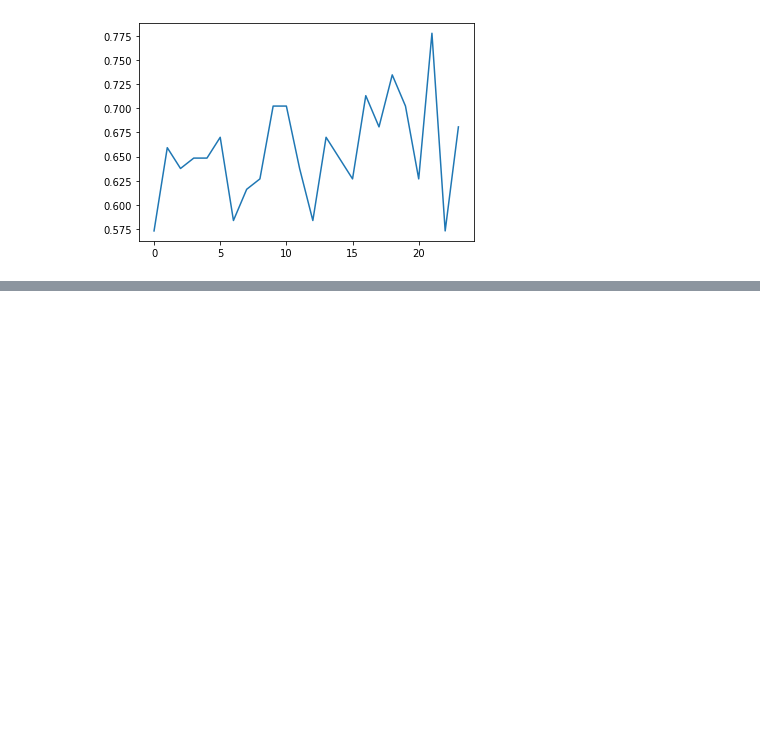
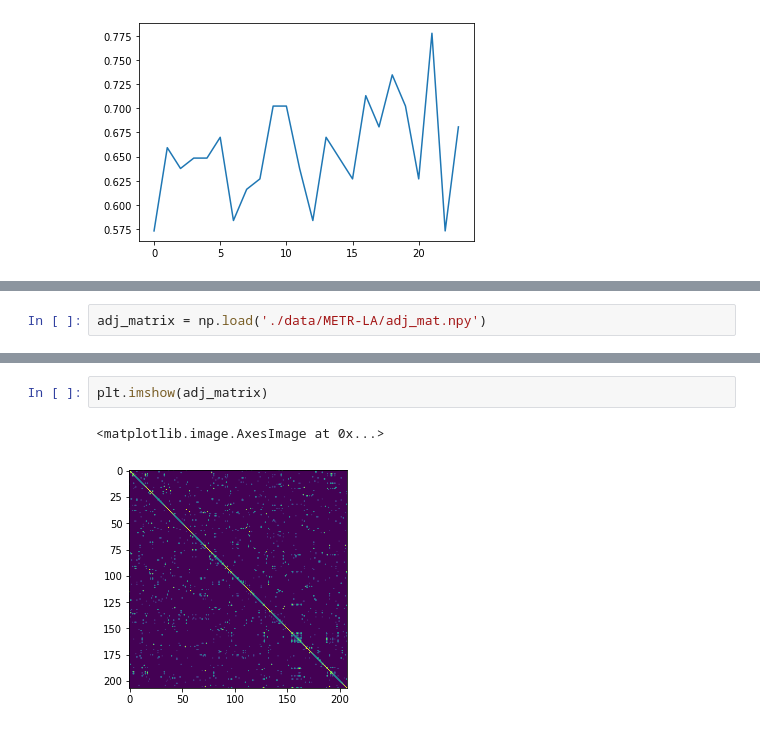
Before and after one commit to Kim-Ju-Hyeon/GSL, a Jupyter notebook: real_world_Dataset_preprocessing.ipynb, the cells around one changed output, grey strips where cells are left out. Cells and saved outputs as stored; diff of their text form; blank space fills up the shorter version.

```diff
--- a/real_world_Dataset_preprocessing.ipynb
+++ b/real_world_Dataset_preprocessing.ipynb
@@ -108,0 +94,2 @@ sns.lineplot(data=sensor_labels)
+# %%
+adj_matrix = np.load('./data/METR-LA/adj_mat.npy')
@@ -108,0 +100,5 @@ sns.lineplot(data=sensor_labels)
+# %%
+plt.imshow(adj_matrix)
+# %% [output]
+<matplotlib.image.AxesImage at 0x...>
+[figure, added]
```
Also changed, not shown: parts of 14 cells of this notebook, 1 other file.
